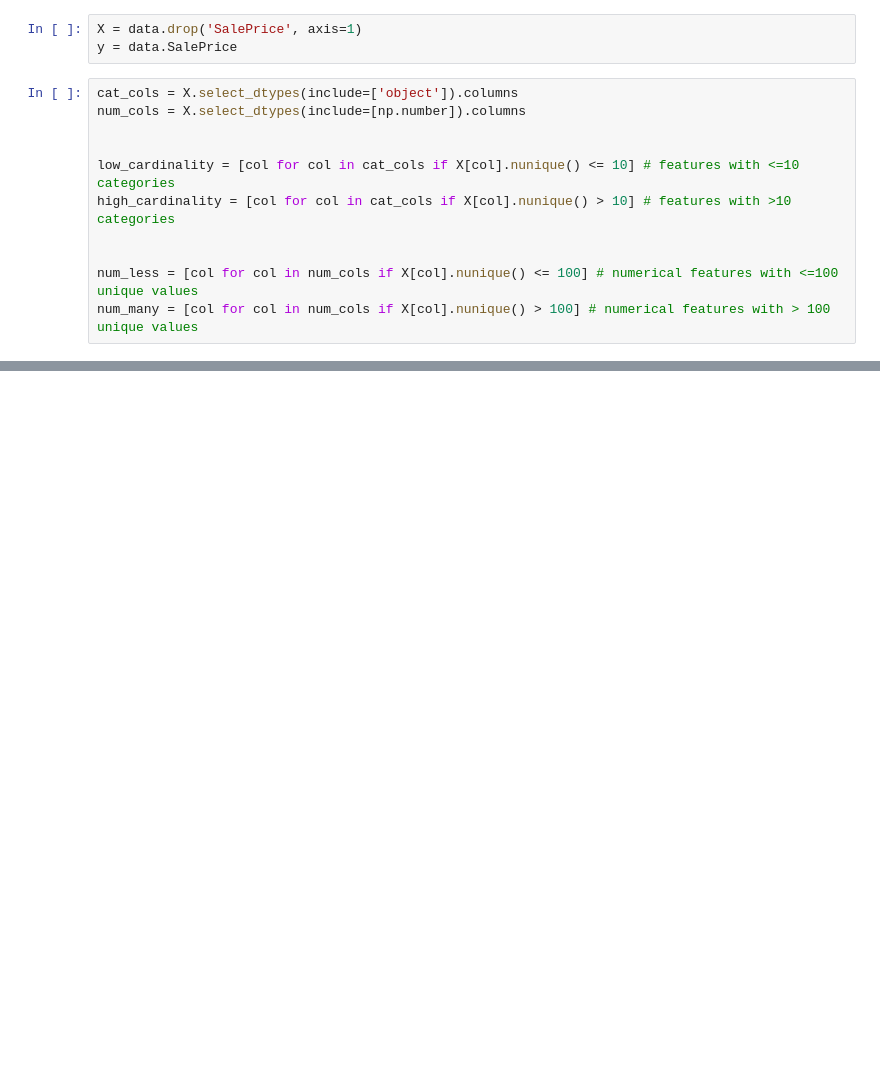
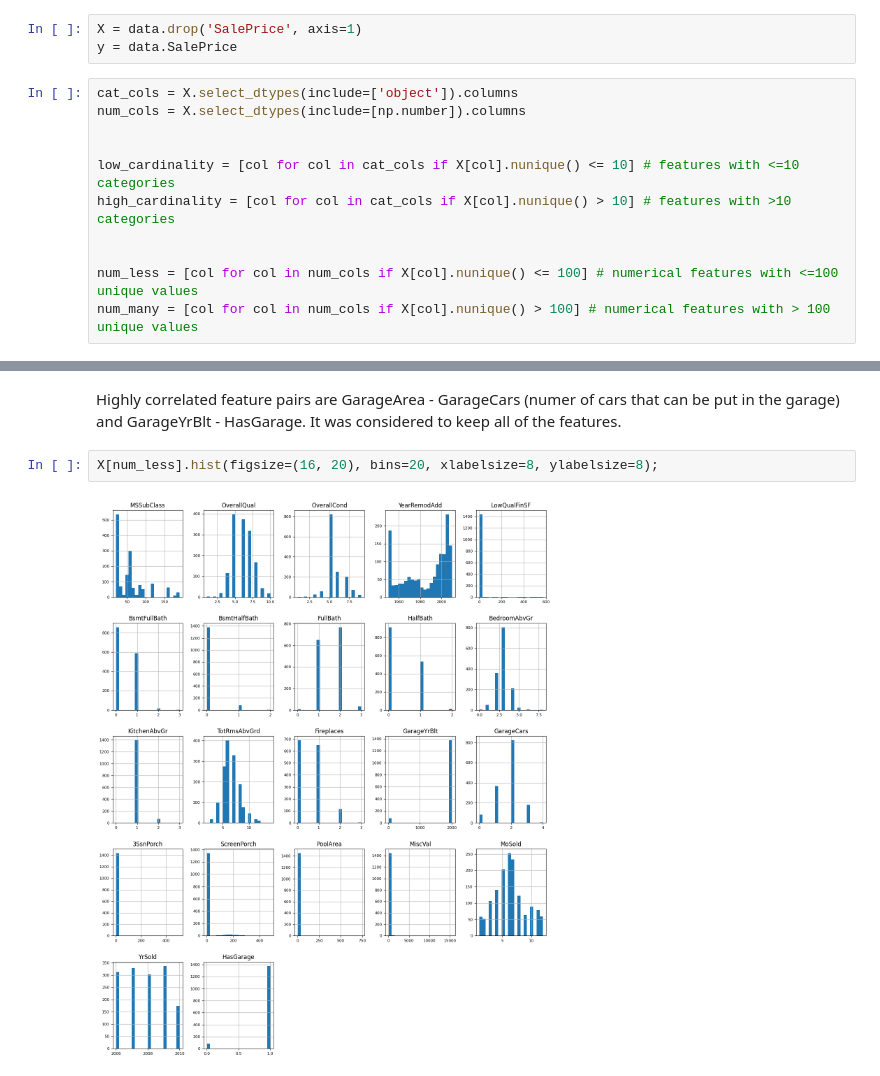
Before and after one commit to nikolaj278/house-prices-prediction, a Jupyter notebook: notebooks/house_prices_prediction.ipynb, the cells around one changed output, grey strips where cells are left out. Cells and saved outputs as stored; diff of their text form; blank space fills up the shorter version.

```diff
--- a/notebooks/house_prices_prediction.ipynb
+++ b/notebooks/house_prices_prediction.ipynb
@@ -62,0 +80,6 @@ num_many = [col for col in num_cols if X[col].nunique() > 100] # numerical featu
+# %% [markdown]
+Highly correlated feature pairs are GarageArea - GarageCars (numer of cars that can be put in the garage)  and GarageYrBlt - HasGarage. It was considered to keep all of the features.
+# %%
+X[num_less].hist(figsize=(16, 20), bins=20, xlabelsize=8, ylabelsize=8);
+# %% [output]
+[figure, added]
```
Also changed, not shown: parts of 9 cells of this notebook.
